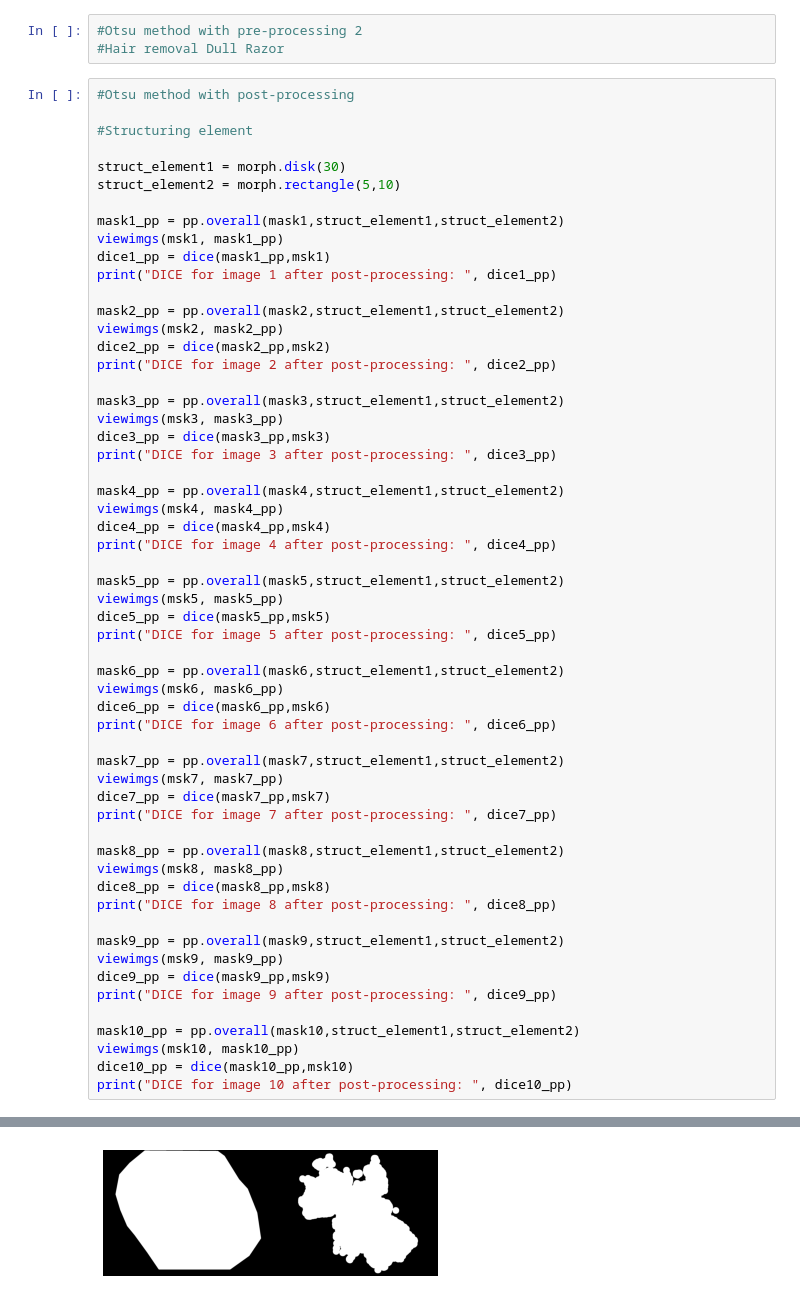
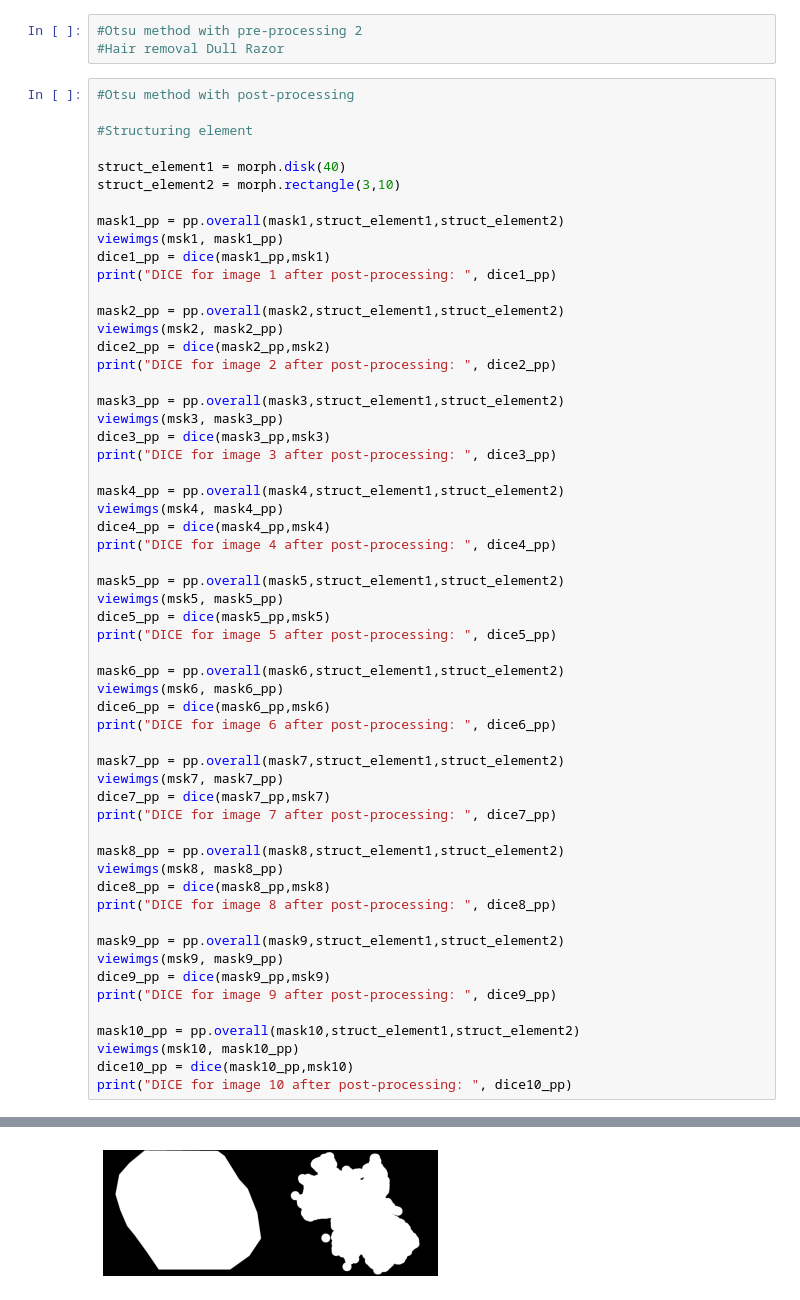
Before and after one commit to louisgiord/Skin_lesion_segmentation, a Jupyter notebook: main.ipynb, the cells around one changed output, grey strips where cells are left out. Cells and saved outputs as stored; diff of their text form.

```diff
--- a/main.ipynb
+++ b/main.ipynb
@@ -296,8 +293,8 @@ dice10_pp1 = dice(mask10_pp1,msk10)
 
 #Structuring element
 
-struct_element1 = morph.disk(30)
-struct_element2 = morph.rectangle(5,10)
+struct_element1 = morph.disk(40)
+struct_element2 = morph.rectangle(3,10)
 
 mask1_pp = pp.overall(mask1,struct_element1,struct_element2)
 viewimgs(msk1, mask1_pp)
@@ -356 +353 @@ DICE for image 2 after post-processing:  0.8794854002963074
-[figure, old version]
+[figure, new version]
```
Also changed, not shown: parts of 7 cells of this notebook, 17 other files.
